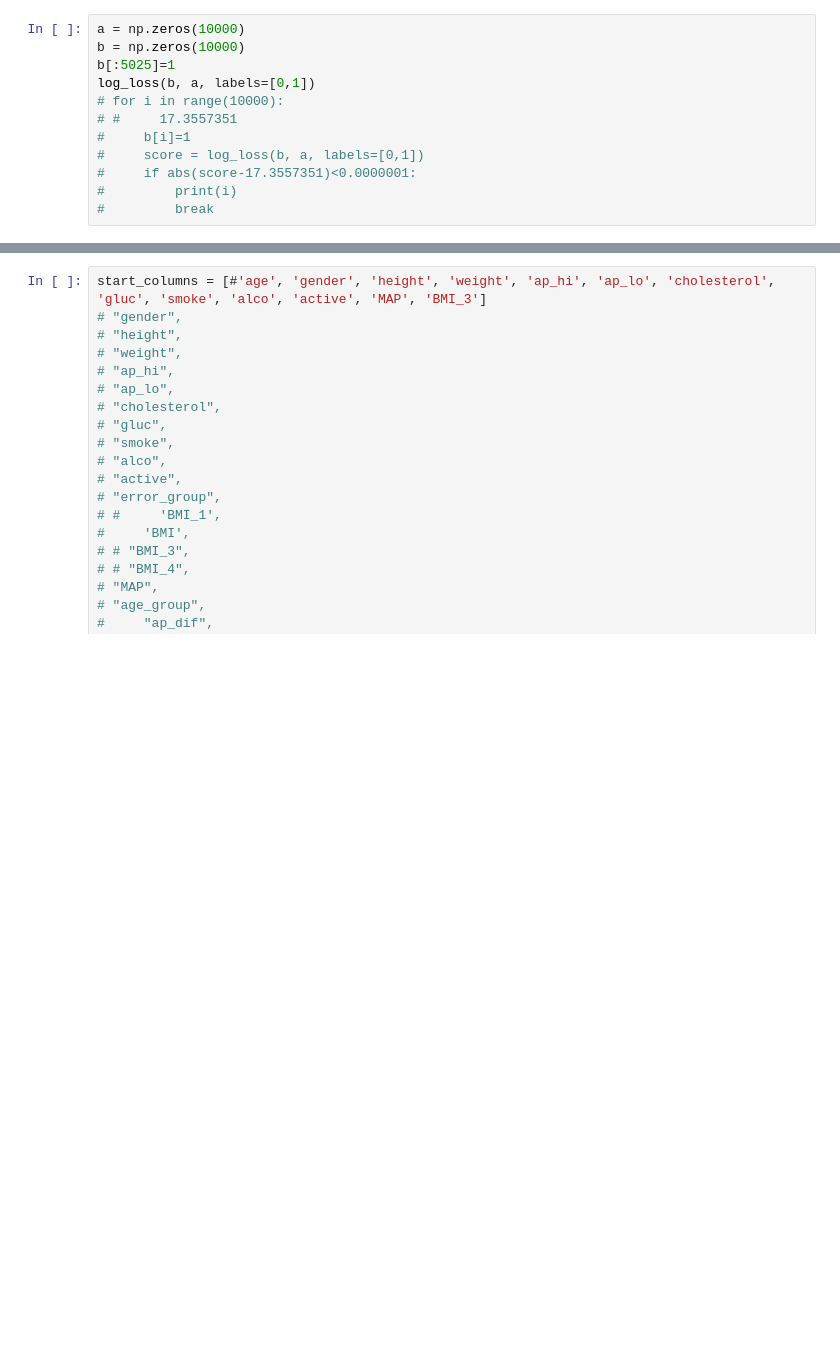
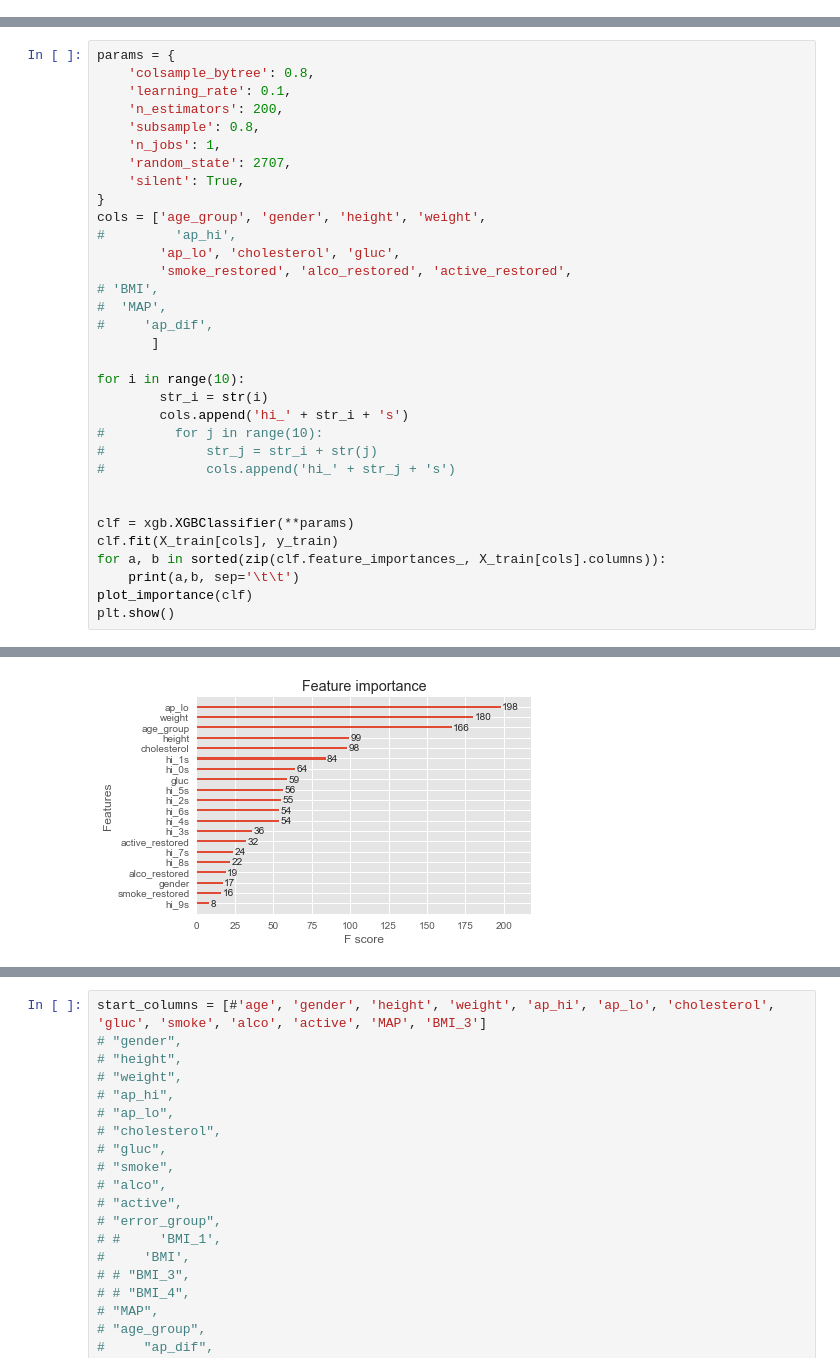
Before and after one commit to mortido/ML-Boot-Camp-V, a Jupyter notebook: FEATURE SEELCT.ipynb, the cells around one changed output, grey strips where cells are left out. Cells and saved outputs as stored; diff of their text form; blank space fills up the shorter version.

```diff
--- a/FEATURE SEELCT.ipynb
+++ b/FEATURE SEELCT.ipynb
@@ -21,12 +19,0 @@ from sklearn.metrics import log_loss
-# %%
-a = np.zeros(10000)
-b = np.zeros(10000)
-b[:5025]=1
-log_loss(b, a, labels=[0,1])
-# for i in range(10000):
-# #     17.3557351
-#     b[i]=1
-#     score = log_loss(b, a, labels=[0,1])
-#     if abs(score-17.3557351)<0.0000001:
-#         print(i)
-#         break
@@ -213,0 +43,34 @@ Index(['id', 'age', 'gender', 'height', 'weight', 'ap_hi', 'ap_lo',
+# %%
+params = {
+    'colsample_bytree': 0.8,
+    'learning_rate': 0.1,
+    'n_estimators': 200,
+    'subsample': 0.8,
+    'n_jobs': 1,
+    'random_state': 2707,
+    'silent': True,
+}
+cols = ['age_group', 'gender', 'height', 'weight',
+#         'ap_hi',
+        'ap_lo', 'cholesterol', 'gluc',
+        'smoke_restored', 'alco_restored', 'active_restored',
+# 'BMI',
+#  'MAP',
+#     'ap_dif',
+       ]
+
+for i in range(10):
+        str_i = str(i)
+        cols.append('hi_' + str_i + 's')
+#         for j in range(10):
+#             str_j = str_i + str(j)
+#             cols.append('hi_' + str_j + 's')
+
+
+clf = xgb.XGBClassifier(**params)
+clf.fit(X_train[cols], y_train)
+for a, b in sorted(zip(clf.feature_importances_, X_train[cols].columns)):
+    print(a,b, sep='\t\t')
+plot_importance(clf)
+plt.show()
+# %% [output]
@@ -213,0 +97 @@ Index(['id', 'age', 'gender', 'height', 'weight', 'ap_hi', 'ap_lo',
+[figure, added]
```
Also changed, not shown: parts of 13 cells of this notebook, 6 other files.
